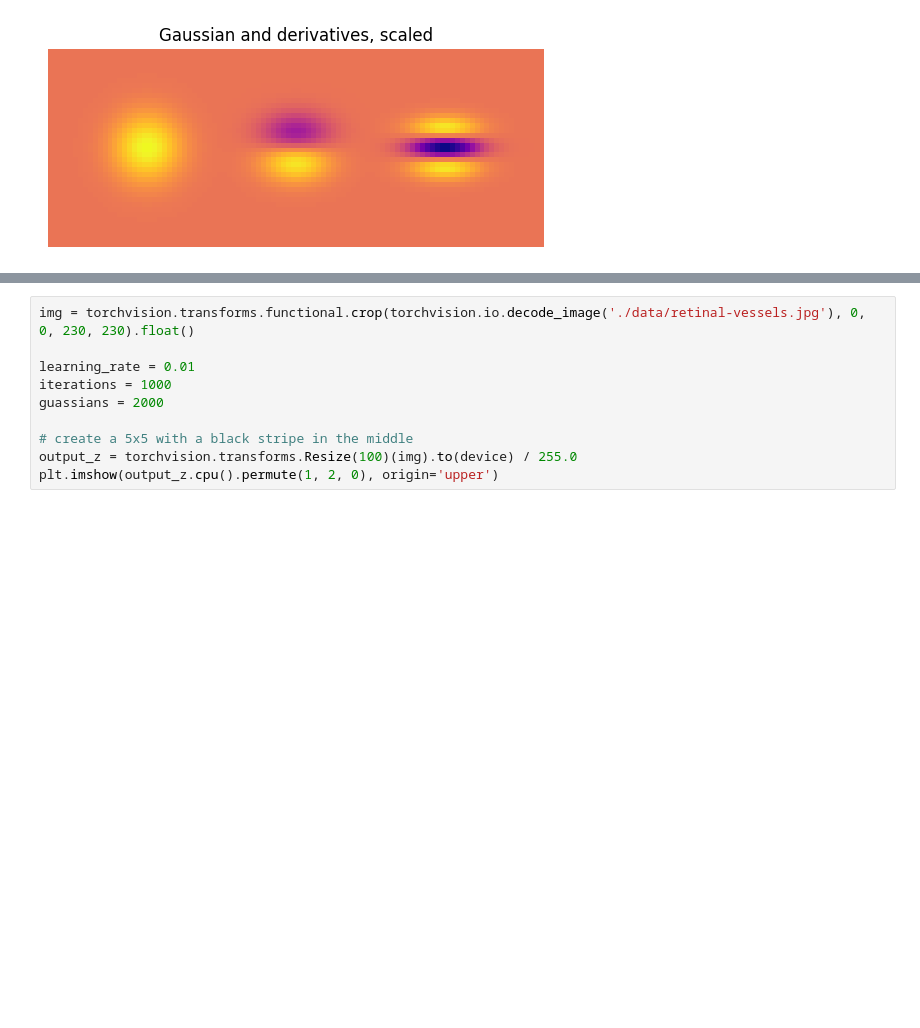
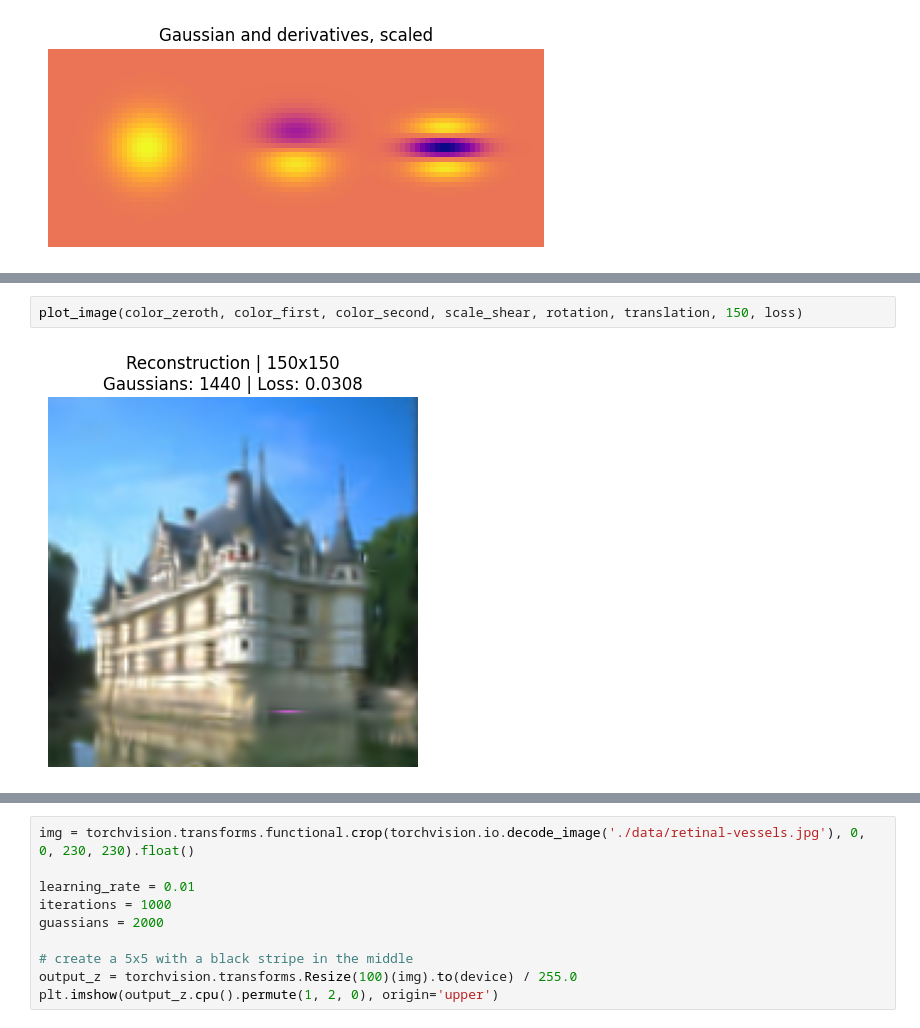
Before and after one commit to SuperVK/sparse-image-repr-bep, a Jupyter notebook: project.ipynb, the cells around one changed output, grey strips where cells are left out. Drawn from its saved outputs; the diff is of its cells as text; blank space fills up the shorter version.

```diff
--- a/project.ipynb
+++ b/project.ipynb
@@ -256,0 +316,4 @@ plt.show()
+# %%
+plot_image(color_zeroth, color_first, color_second, scale_shear, rotation, translation, 150, loss)
+# %% [output]
+[figure, added]
```
Also changed, not shown: parts of 49 cells of this notebook.
